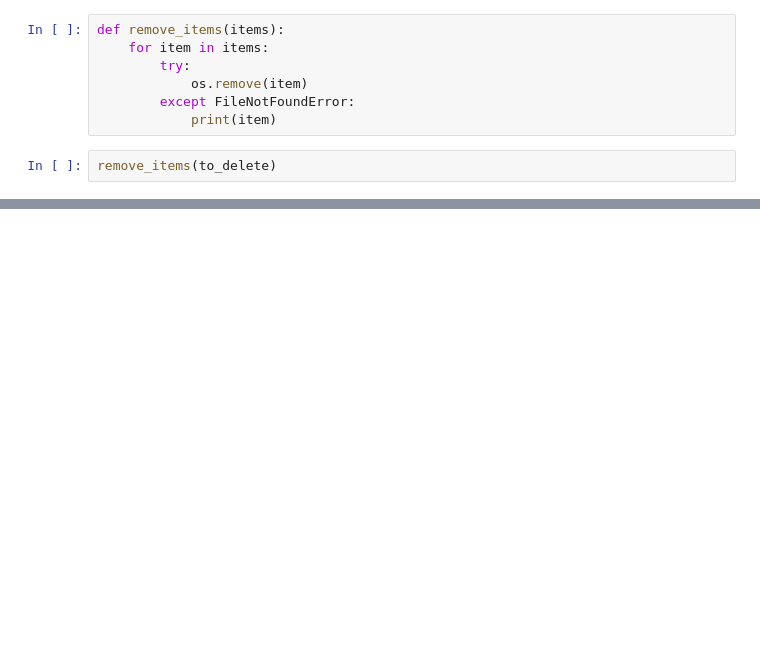
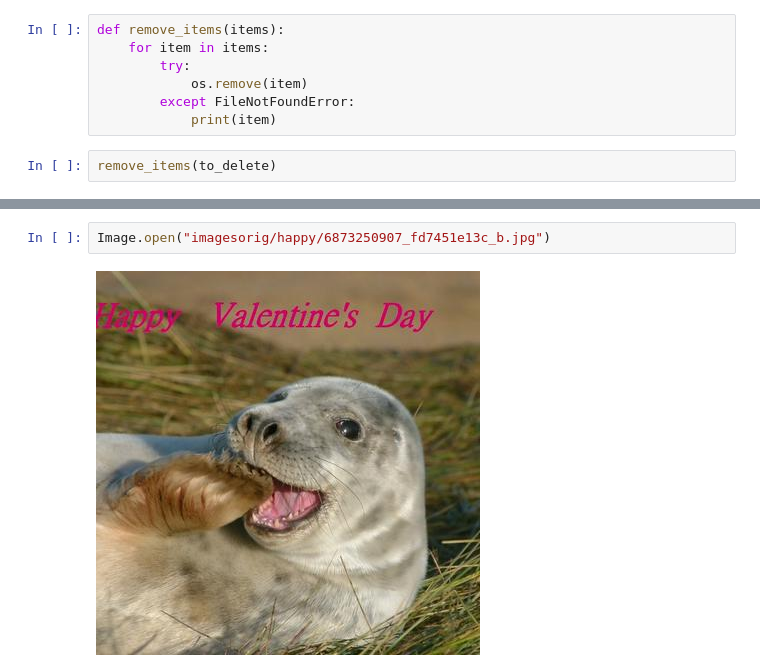
Before and after one commit to dataquestio/project-walkthroughs, a Jupyter notebook: team_identifier/remove_nondog_images.ipynb, the cells around one changed output, grey strips where cells are left out. Cells and saved outputs as stored; diff of their text form; blank space fills up the shorter version.

```diff
--- a/team_identifier/remove_nondog_images.ipynb
+++ b/team_identifier/remove_nondog_images.ipynb
@@ -101,0 +120,4 @@ remove_items(to_delete)
+# %%
+Image.open("imagesorig/happy/6873250907_fd7451e13c_b.jpg")
+# %% [output]
+[figure, added]
```
Also changed, not shown: parts of 13 cells of this notebook, 2 other files.
